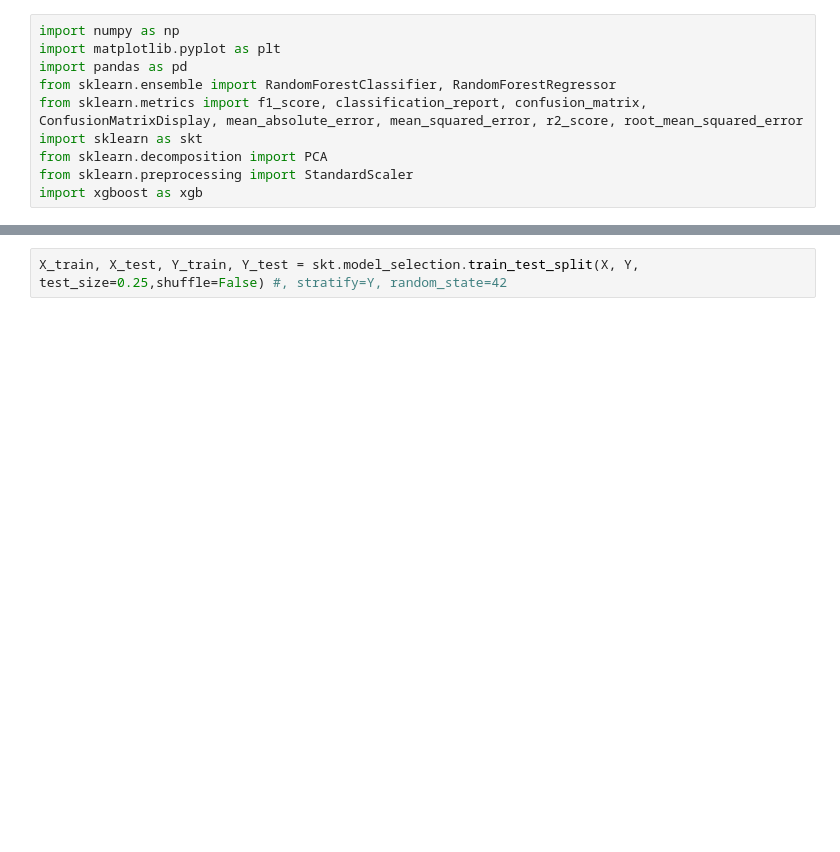
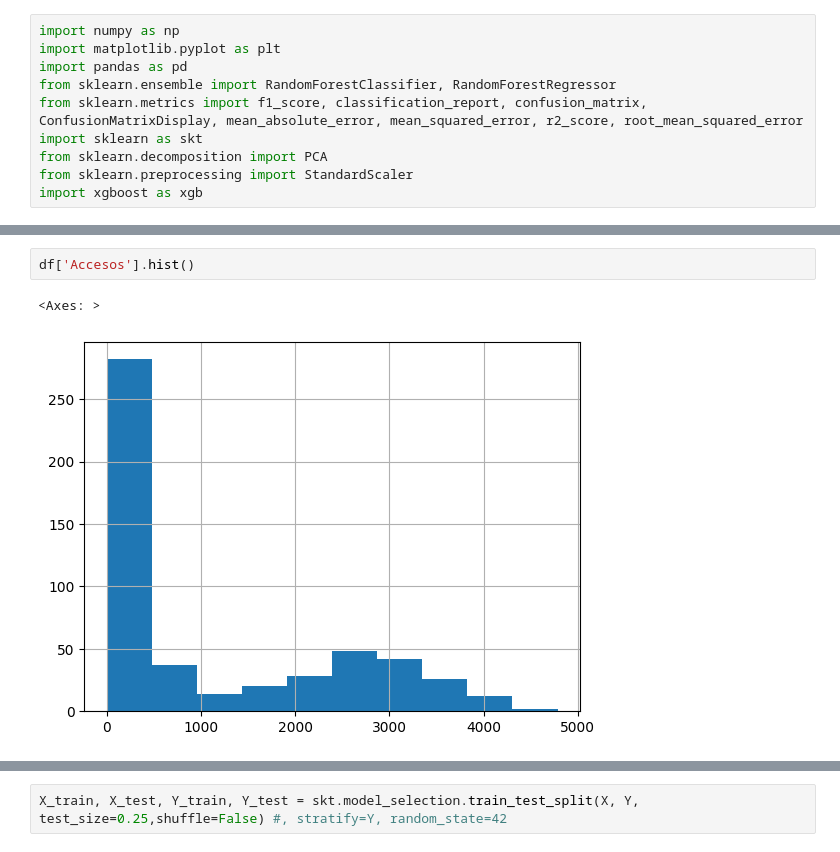
Before and after one commit to TomoCid/Proyecto_Central_ADD, a Jupyter notebook: testPorotos.ipynb, the cells around one changed output, grey strips where cells are left out. Drawn from its saved outputs; the diff is of its cells as text; blank space fills up the shorter version.

```diff
--- a/testPorotos.ipynb
+++ b/testPorotos.ipynb
@@ -61,4 +61,9 @@ df['Access'].hist()
 # %% [output]
 <Axes: >
 [figure]
+# %%
+df['Accesos'].hist()
+# %% [output]
+<Axes: >
+[figure, added]
 # %%
```
Also changed, not shown: parts of 14 cells of this notebook.
